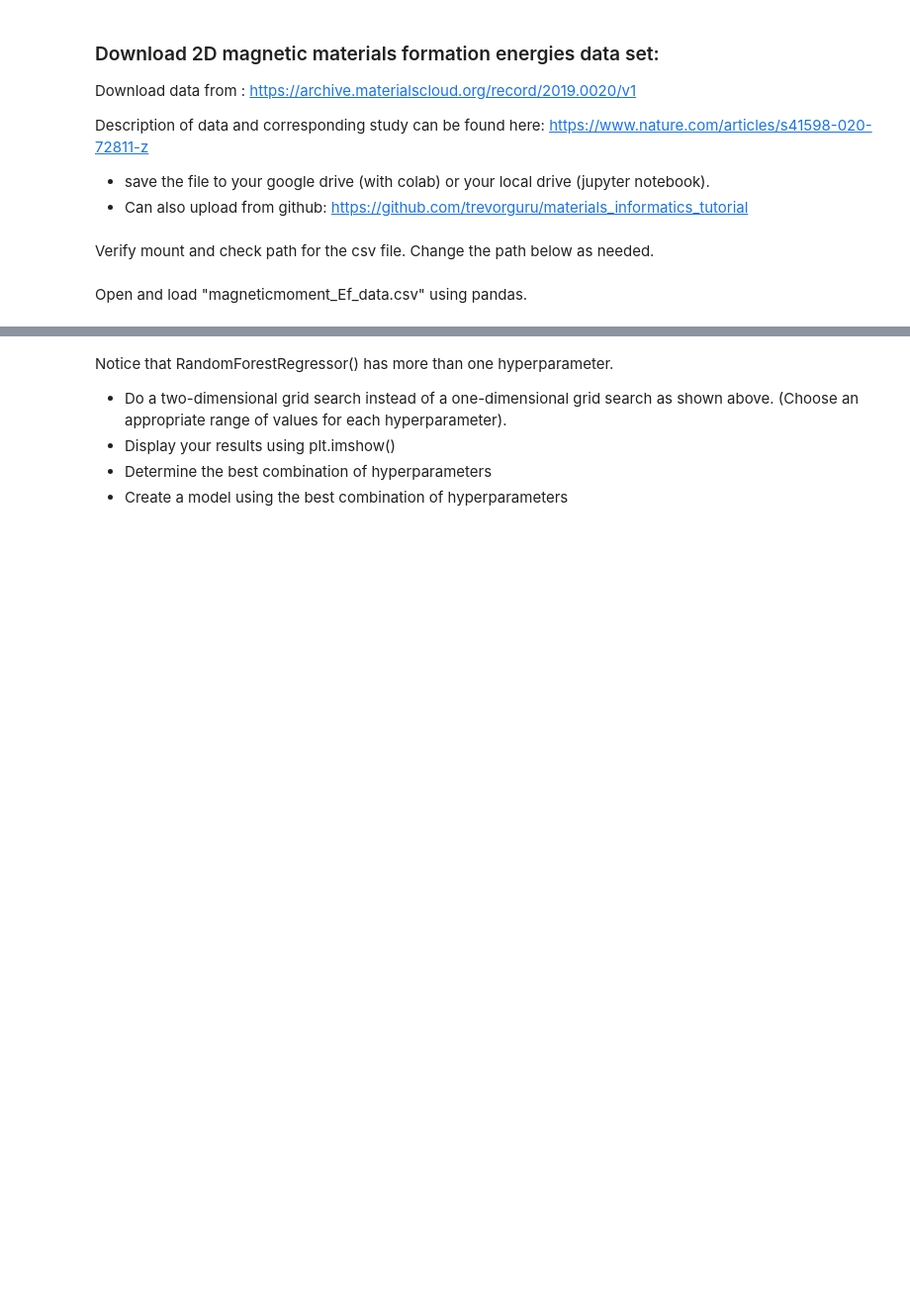
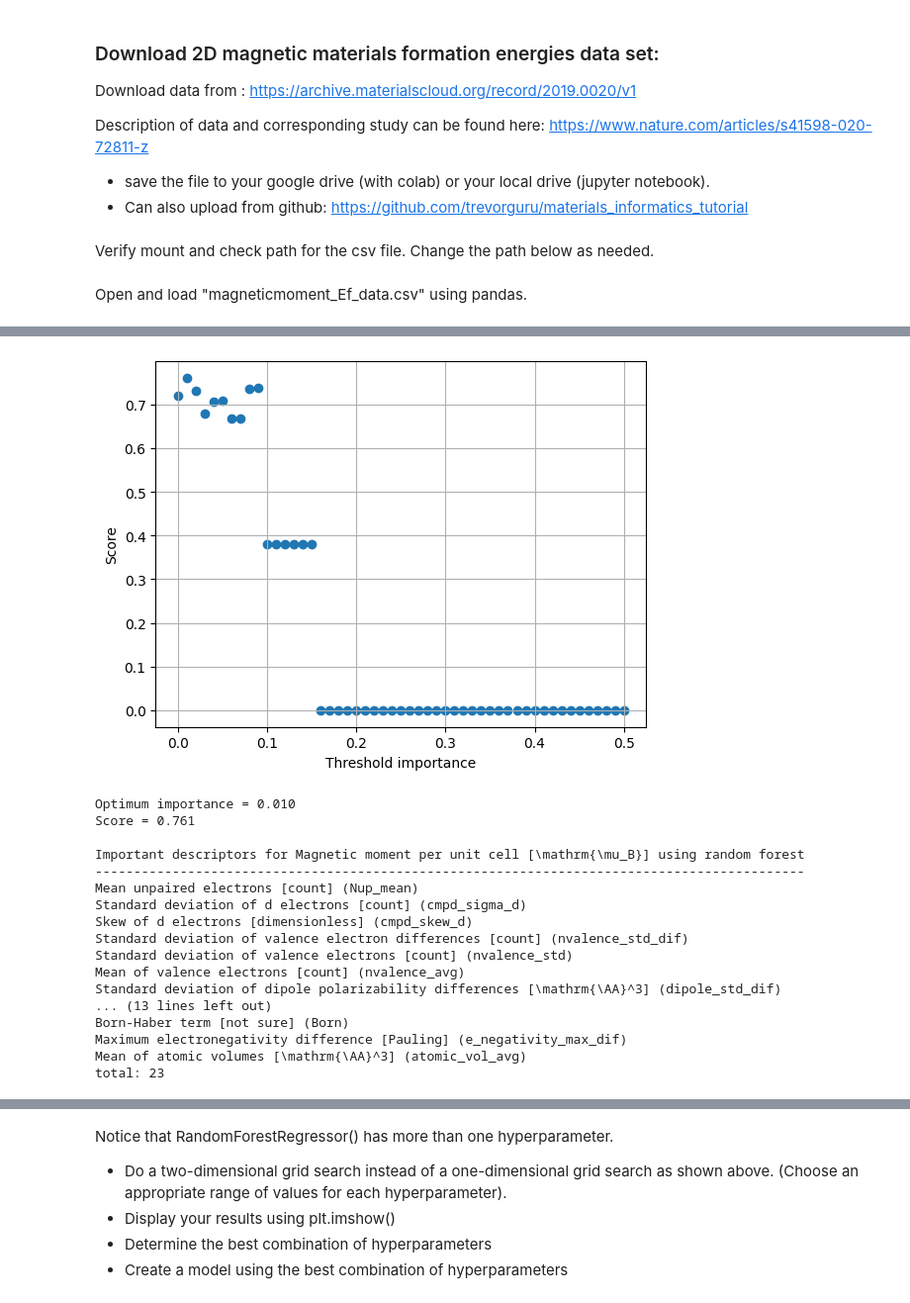
Before and after one commit to TingwenZhang/magnetic-materials-2d, a Jupyter notebook: src/notebooks/ML_2D_working.ipynb, the cells around one changed output, grey strips where cells are left out. Shown at 99% size. Drawn from its saved outputs; the diff is of its cells as text; code cells hidden in the pictures; blank space fills up the shorter version.

```diff
--- a/src/notebooks/ML_2D_working.ipynb
+++ b/src/notebooks/ML_2D_working.ipynb
@@ -158,0 +536,28 @@ important_descriptors_magnetic_moment_et = important_descriptors(numeric_df,
+# %%
+optimum_importance_descriptors_magnetic_moment_rf = optimum_importance(numeric_df,
+                                                                        important_descriptors_magnetic_moment_rf,
+                                                                        RandomForestRegressor(random_state = RANDOM_STATE),
+                                                                        magnetic_moment_map["label"])
+print_important_descriptors(optimum_importance_descriptors_magnetic_moment_rf,
+                       column_meaning_map,
+                       magnetic_moment_map["label"],
+                       "random forest")
+# %% [output]
+[figure, added]
+Optimum importance = 0.010
+Score = 0.761
+
+Important descriptors for Magnetic moment per unit cell [\mathrm{\mu_B}] using random forest
+--------------------------------------------------------------------------------------------
+Mean unpaired electrons [count] (Nup_mean)
+Standard deviation of d electrons [count] (cmpd_sigma_d)
+Skew of d electrons [dimensionless] (cmpd_skew_d)
+Standard deviation of valence electron differences [count] (nvalence_std_dif)
+Standard deviation of valence electrons [count] (nvalence_std)
+Mean of valence electrons [count] (nvalence_avg)
+Standard deviation of dipole polarizability differences [\mathrm{\AA}^3] (dipole_std_dif)
+... (13 lines left out)
+Born-Haber term [not sure] (Born)
+Maximum electronegativity difference [Pauling] (e_negativity_max_dif)
+Mean of atomic volumes [\mathrm{\AA}^3] (atomic_vol_avg)
+total: 23
```
Also changed, not shown: parts of 40 cells of this notebook, 2 other files.
